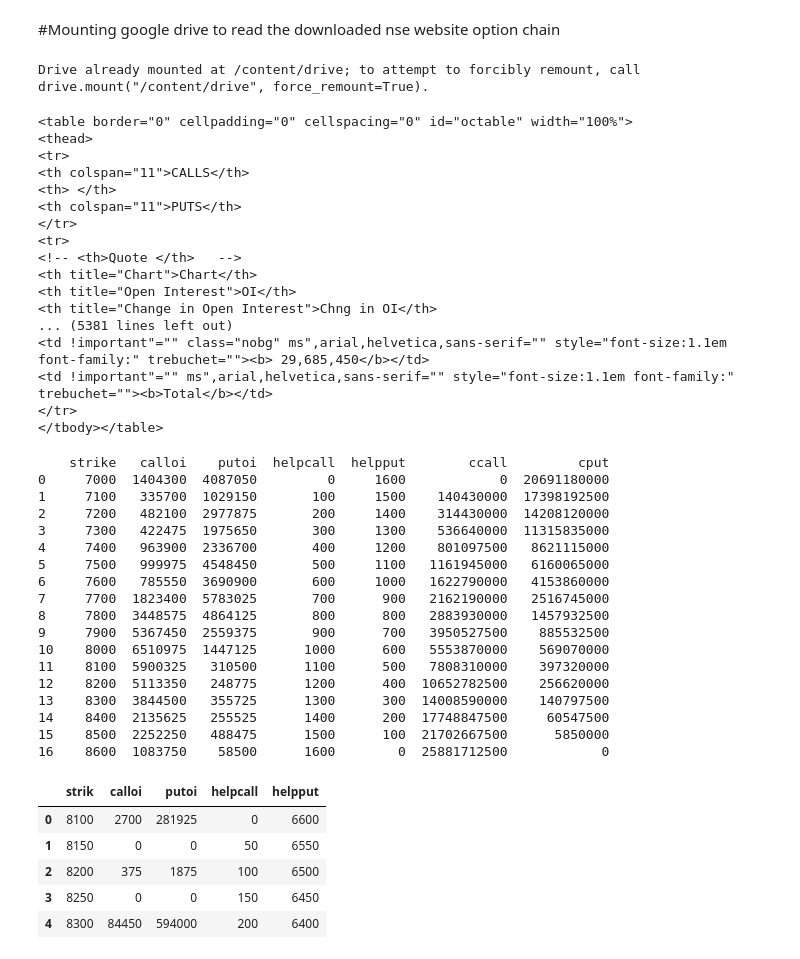
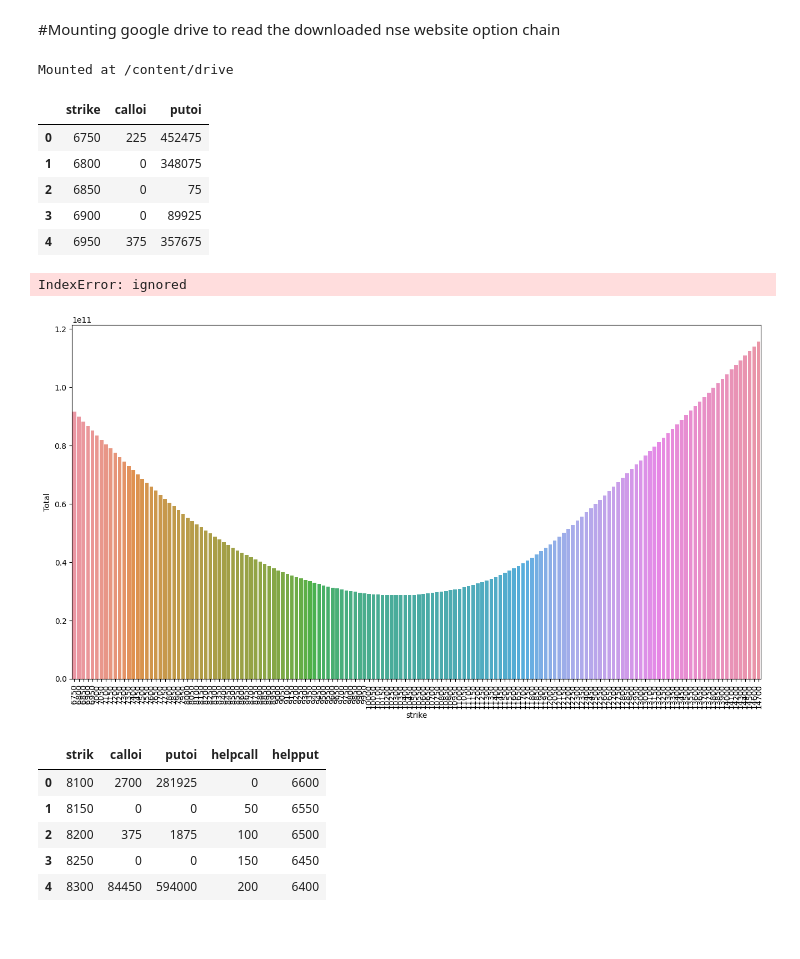
Before and after one commit to jesvin1/Basics, a Jupyter notebook: PCR_MaxPain_high_OI_change_in_OI_nifty.ipynb, the cells around one changed output. Drawn from its saved outputs; the diff is of its cells as text; code cells hidden in the pictures; blank space fills up the shorter version.

```diff
--- a/PCR_MaxPain_high_OI_change_in_OI_nifty.ipynb
+++ b/PCR_MaxPain_high_OI_change_in_OI_nifty.ipynb
@@ -7,9 +7,9 @@
 from google.colab import drive
 
 # This will prompt for authorization.
-drive.mount('/content/drive')
+drive.mount('/content/drive' , force_remount=True)
 # %% [output]
-Drive already mounted at /content/drive; to attempt to forcibly remount, call drive.mount("/content/drive", force_remount=True).
+Mounted at /content/drive
 # %%
 !cd "/content/drive/My Drive/Colab Notebooks/"
 # %%
@@ -31,7 +31,7 @@ table_cls_1 = soup.find_all(id='octable')
 #print (table_cls_1)
 # %%
 table_cls_2 = soup.find(id="octable")
-print(table_cls_2)
+#print(table_cls_2)
 req_row = table_cls_2.find_all('tr')
 col=3
 strike_price_list = []
@@ -53,33 +53,22 @@ for row_number, tr_nos in enumerate(req_row):
   #print(strike_price)
   #print(int(float(BeautifulSoup(str(td_columns[11]), 'html.parser').get_text())))
 
-df = pd.DataFrame(list(zip(strike_price_list,calloi_list,putoi_list)),columns=['strik','calloi','putoi'])
-#df.head()
+df = pd.DataFrame(list(zip(strike_price_list,calloi_list,putoi_list)),columns=['strike','calloi','putoi'])
+df.head()
 # %% [output]
-<table border="0" cellpadding="0" cellspacing="0" id="octable" width="100%">
-<thead>
-<tr>
-<th colspan="11">CALLS</th>
-<th> </th>
-<th colspan="11">PUTS</th>
-</tr>
-<tr>
-<!-- <th>Quote </th>   -->
-<th title="Chart">Chart</th>
-<th title="Open Interest">OI</th>
-<th title="Change in Open Interest">Chng in OI</th>
-... (5381 lines left out)
-<td !important"="" class="nobg" ms",arial,helvetica,sans-serif="" style="font-size:1.1em font-family:" trebuchet=""><b> 29,685,450</b></td>
-<td !important"="" ms",arial,helvetica,sans-serif="" style="font-size:1.1em font-family:" trebuchet=""><b>Total</b></td>
-</tr>
-</tbody></table>
+|  | strike | calloi | putoi |
+| 0 | 6750 | 225 | 452475 |
+| 1 | 6800 | 0 | 348075 |
+| 2 | 6850 | 0 | 75 |
+| 3 | 6900 | 0 | 89925 |
+| 4 | 6950 | 375 | 357675 |
 # %%
 #strike=[7000,7100,7200,7300,7400,7500,7600,7700,7800,7900,8000,8100,8200,8300,8400,8500,8600]
 #calloi=[1404300,335700,482100,422475,963900,999975,785550,1823400,3448575,5367450,6510975,5900325,5113350,3844500,2135625,2252250,1083750]
 #putoi=[4087050,1029150,2977875,1975650,2336700,4548450,3690900,5783025,4864125,2559375,1447125,310500,248775,355725,255525,488475,58500]
 #frame={'strike':strike,'calloi':calloi,'putoi':putoi}
 #dft=pd.DataFrame(frame)
-dft = dft
+dft = df
 
 dft['helpcall'] = dft['strike'] - dft.loc[0,'strike']
 
@@ -104,27 +93,25 @@ for i in range(len(dft),0,-1):
     else:
       b = b + dft['putoi'].iloc[j-i] * dft['helpcall'].iloc[j]
     dft['cput'].iloc[-i] = b
-
-print(dft)
+dft['Total'] = dft['ccall']+dft['cput']
+#print(dft.iloc[dft['Total'].min()])
 # %% [output]
-    strike   calloi    putoi  helpcall  helpput        ccall         cput
-0     7000  1404300  4087050         0     1600            0  20691180000
-1     7100   335700  1029150       100     1500    140430000  17398192500
-2     7200   482100  2977875       200     1400    314430000  14208120000
-3     7300   422475  1975650       300     1300    536640000  11315835000
-4     7400   963900  2336700       400     1200    801097500   8621115000
-5     7500   999975  4548450       500     1100   1161945000   6160065000
-6     7600   785550  3690900       600     1000   1622790000   4153860000
-7     7700  1823400  5783025       700      900   2162190000   2516745000
-8     7800  3448575  4864125       800      800   2883930000   1457932500
-9     7900  5367450  2559375       900      700   3950527500    885532500
-10    8000  6510975  1447125      1000      600   5553870000    569070000
-11    8100  5900325   310500      1100      500   7808310000    397320000
-12    8200  5113350   248775      1200      400  10652782500    256620000
-13    8300  3844500   355725      1300      300  14008590000    140797500
-14    8400  2135625   255525      1400      200  17748847500     60547500
-15    8500  2252250   488475      1500      100  21702667500      5850000
-16    8600  1083750    58500      1600        0  25881712500            0
+IndexError: ignored
+# %%
+# Import libraries
+import seaborn as sns
+import numpy as np
+import matplotlib.pyplot as plt
+
+# Plot the exponential function
+a4_dims = (16, 8.27)
+fig, ax = plt.subplots(figsize=a4_dims)
+g = sns.barplot(ax=ax, x = dft['strike'], y = dft['Total'])
+#g.set_xticklabels(rotation=90)
+plt.xticks(rotation=90)
+plt.show()
+# %% [output]
+[figure, added]
 # %%
 df.head()
 # %% [output]
```
